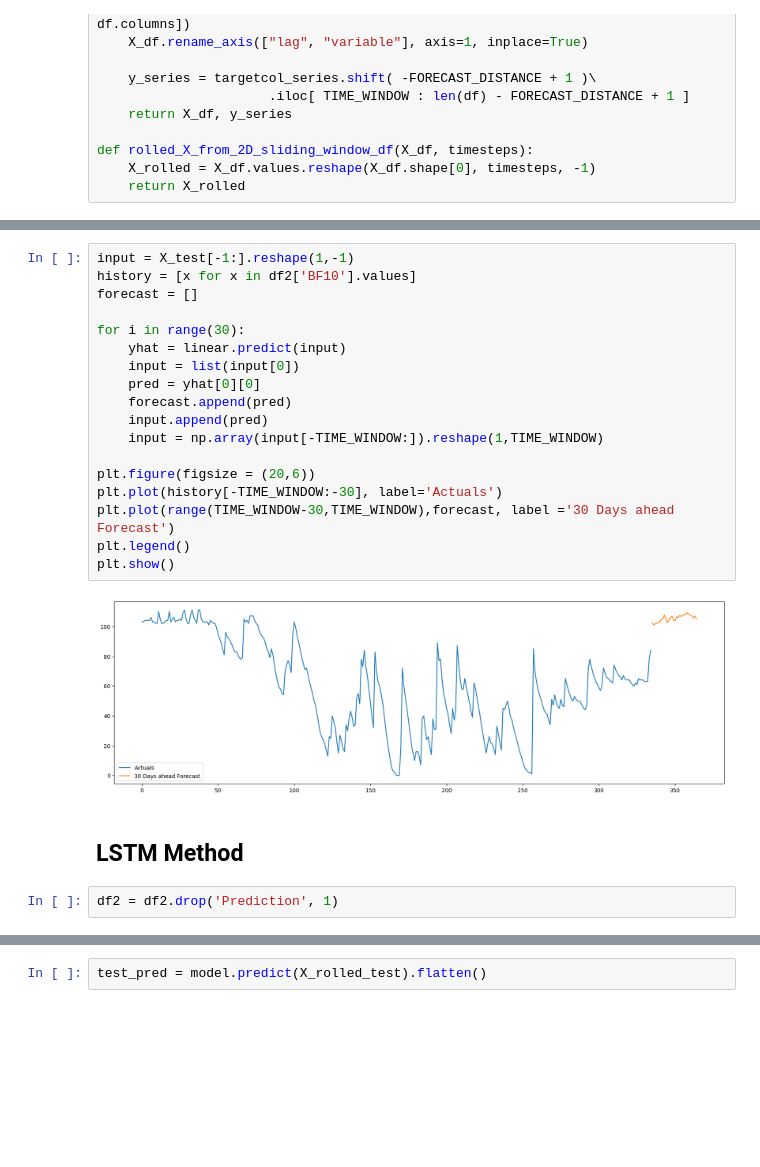
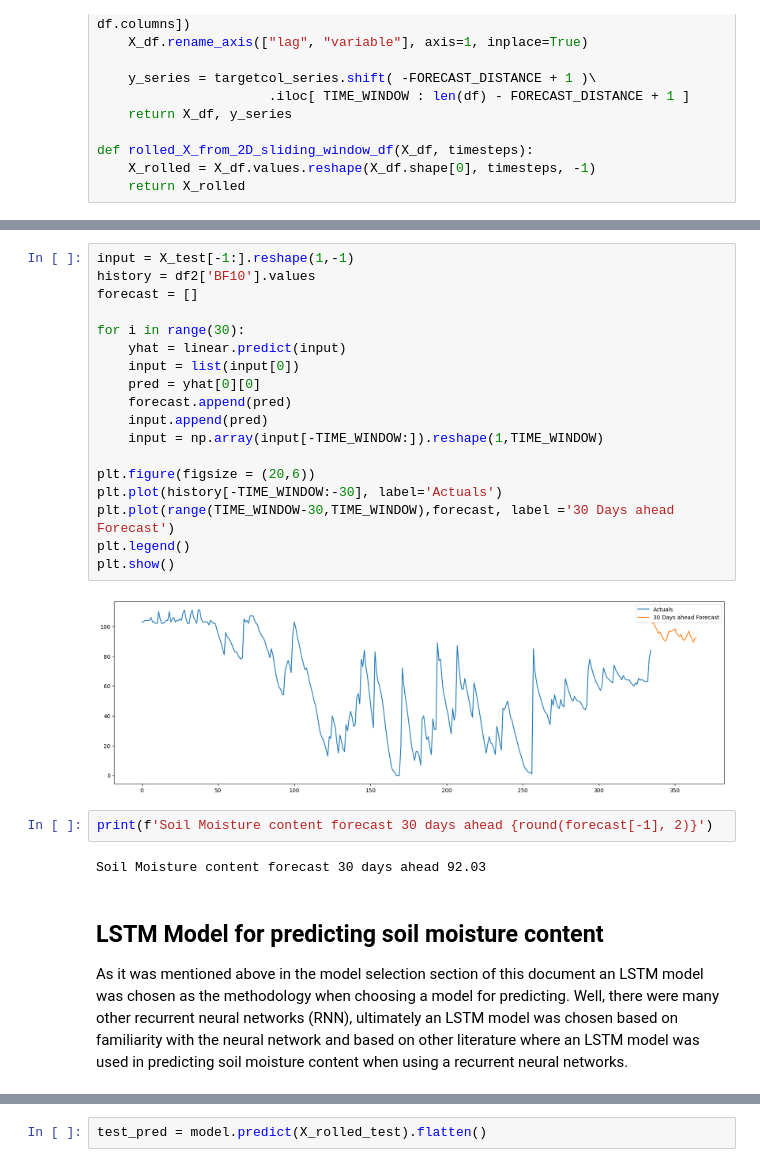
Before and after one commit to RompfRobert/Machine_Learning_and_Deep_Learning, a Jupyter notebook: Capstone-Project/test2.ipynb, the cells around one changed output, grey strips where cells are left out. Saved outputs shown, nothing was run; the diff lists cells and outputs as text; blank space fills up the shorter version.

```diff
--- a/Capstone-Project/test2.ipynb
+++ b/Capstone-Project/test2.ipynb
@@ -495,25 +530,28 @@ Accuracy : 53.768
 # %%
 input = X_test[-1:].reshape(1,-1)
-history = [x for x in df2['BF10'].values]
+history = df2['BF10'].values
 forecast = []
 
 for i in range(30):
     yhat = linear.predict(input)
     input = list(input[0])
     pred = yhat[0][0]
     forecast.append(pred)
     input.append(pred)
     input = np.array(input[-TIME_WINDOW:]).reshape(1,TIME_WINDOW)
 
 plt.figure(figsize = (20,6))
 plt.plot(history[-TIME_WINDOW:-30], label='Actuals')
 plt.plot(range(TIME_WINDOW-30,TIME_WINDOW),forecast, label ='30 Days ahead Forecast')
 plt.legend()
 plt.show()
 # %% [output]
-[figure, old version]
+[figure, new version]
-# %% [markdown]
-## LSTM Method
-# %%
-df2 = df2.drop('Prediction', 1)
+# %%
+print(f'Soil Moisture content forecast 30 days ahead {round(forecast[-1], 2)}')
+# %% [output]
+Soil Moisture content forecast 30 days ahead 92.03
+# %% [markdown]
+## LSTM Model for predicting soil moisture content
+As it was mentioned above in the model selection section of this document an LSTM model was chosen as the methodology when choosing a model for predicting.  Well, there were many other recurrent neural networks (RNN), ultimately an LSTM model was chosen based on familiarity with the neural network and based on other literature where an LSTM model was used in predicting soil moisture content when using a recurrent neural networks.
 # %%
```
Also changed, not shown: parts of 30 cells of this notebook.
